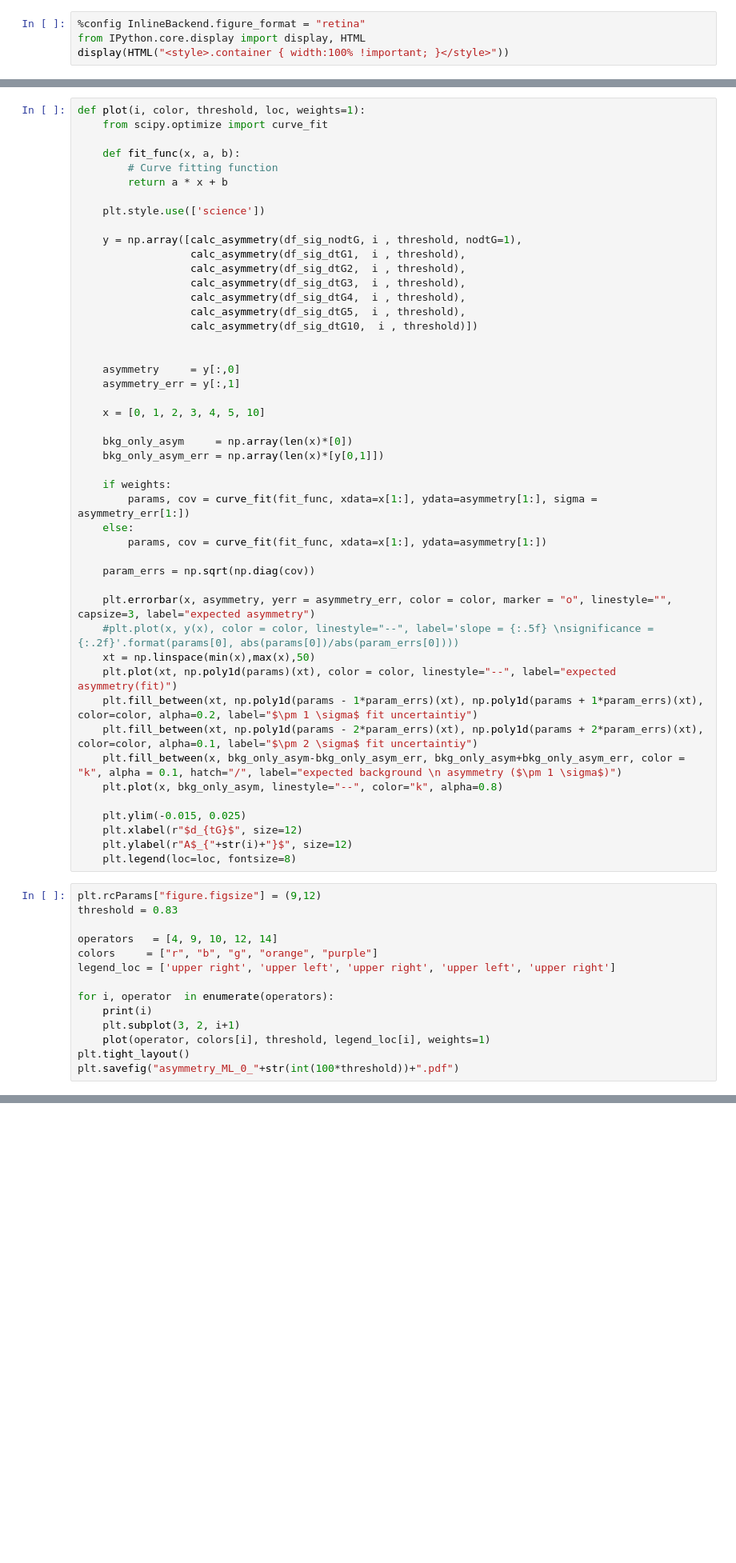
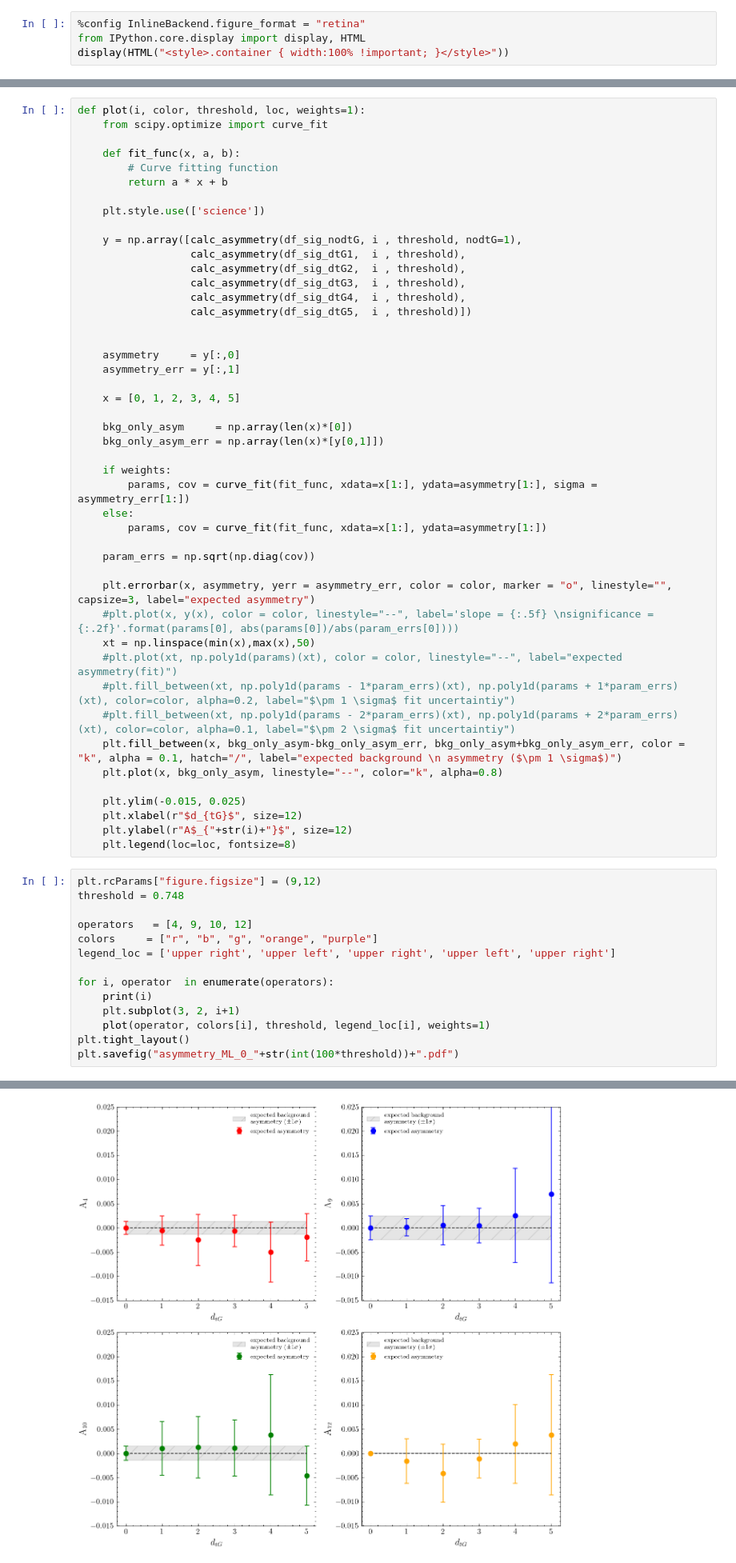
Before and after one commit to isildakbora/SMCEDM, a Jupyter notebook: Analysis/asymmetry_analysis.ipynb, the cells around one changed output, grey strips where cells are left out. Shown: that part at 80% size. Cells and saved outputs as stored; diff of their text form; blank space fills up the shorter version.

```diff
--- a/Analysis/asymmetry_analysis.ipynb
+++ b/Analysis/asymmetry_analysis.ipynb
@@ -149,14 +169,13 @@ def plot(i, color, threshold, loc, weights=1):
                   calc_asymmetry(df_sig_dtG2,  i , threshold),
                   calc_asymmetry(df_sig_dtG3,  i , threshold),
                   calc_asymmetry(df_sig_dtG4,  i , threshold),
-                  calc_asymmetry(df_sig_dtG5,  i , threshold),
-                  calc_asymmetry(df_sig_dtG10,  i , threshold)])
+                  calc_asymmetry(df_sig_dtG5,  i , threshold)])
 
 
     asymmetry     = y[:,0]
     asymmetry_err = y[:,1]
 
-    x = [0, 1, 2, 3, 4, 5, 10]
+    x = [0, 1, 2, 3, 4, 5]
 
     bkg_only_asym     = np.array(len(x)*[0])
     bkg_only_asym_err = np.array(len(x)*[y[0,1]])
@@ -171,9 +190,9 @@ def plot(i, color, threshold, loc, weights=1):
     plt.errorbar(x, asymmetry, yerr = asymmetry_err, color = color, marker = "o", linestyle="", capsize=3, label="expected asymmetry")
     #plt.plot(x, y(x), color = color, linestyle="--", label='slope = {:.5f} \nsignificance = {:.2f}'.format(params[0], abs(params[0])/abs(param_errs[0])))
     xt = np.linspace(min(x),max(x),50)
-    plt.plot(xt, np.poly1d(params)(xt), color = color, linestyle="--", label="expected asymmetry(fit)")
-    plt.fill_between(xt, np.poly1d(params - 1*param_errs)(xt), np.poly1d(params + 1*param_errs)(xt), color=color, alpha=0.2, label="$\pm 1 \sigma$ fit uncertaintiy")
-    plt.fill_between(xt, np.poly1d(params - 2*param_errs)(xt), np.poly1d(params + 2*param_errs)(xt), color=color, alpha=0.1, label="$\pm 2 \sigma$ fit uncertaintiy")
+    #plt.plot(xt, np.poly1d(params)(xt), color = color, linestyle="--", label="expected asymmetry(fit)")
+    #plt.fill_between(xt, np.poly1d(params - 1*param_errs)(xt), np.poly1d(params + 1*param_errs)(xt), color=color, alpha=0.2, label="$\pm 1 \sigma$ fit uncertaintiy")
+    #plt.fill_between(xt, np.poly1d(params - 2*param_errs)(xt), np.poly1d(params + 2*param_errs)(xt), color=color, alpha=0.1, label="$\pm 2 \sigma$ fit uncertaintiy")
     plt.fill_between(x, bkg_only_asym-bkg_only_asym_err, bkg_only_asym+bkg_only_asym_err, color = "k", alpha = 0.1, hatch="/", label="expected background \n asymmetry ($\pm 1 \sigma$)")
     plt.plot(x, bkg_only_asym, linestyle="--", color="k", alpha=0.8)
 
@@ -183,9 +202,9 @@ def plot(i, color, threshold, loc, weights=1):
     plt.legend(loc=loc, fontsize=8)
 # %%
 plt.rcParams["figure.figsize"] = (9,12)
-threshold = 0.83
+threshold = 0.748
 
-operators   = [4, 9, 10, 12, 14]
+operators   = [4, 9, 10, 12]
 colors     = ["r", "b", "g", "orange", "purple"]
 legend_loc = ['upper right', 'upper left', 'upper right', 'upper left', 'upper right']
 
@@ -195,3 +214,4 @@ for i, operator  in enumerate(operators):
     plot(operator, colors[i], threshold, legend_loc[i], weights=1)
 plt.tight_layout()
 plt.savefig("asymmetry_ML_0_"+str(int(100*threshold))+".pdf")
+# %% [output]
@@ -197,0 +235 @@ plt.savefig("asymmetry_ML_0_"+str(int(100*threshold))+".pdf")
+[figure, added]
```
Also changed, not shown: parts of 3 cells of this notebook, 16 other files.
